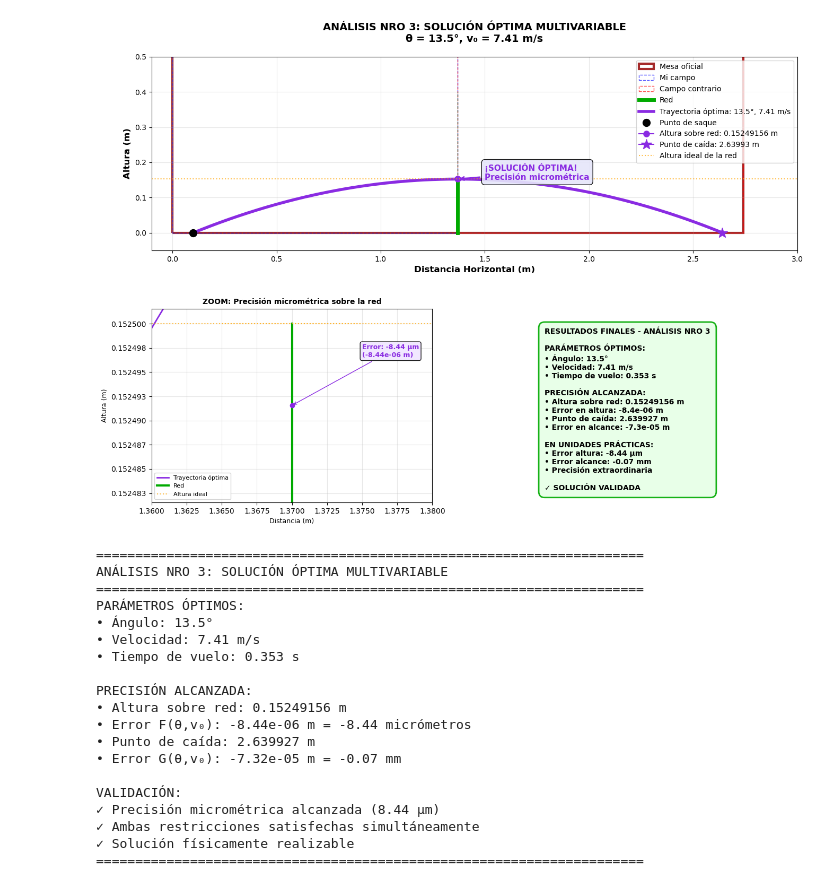
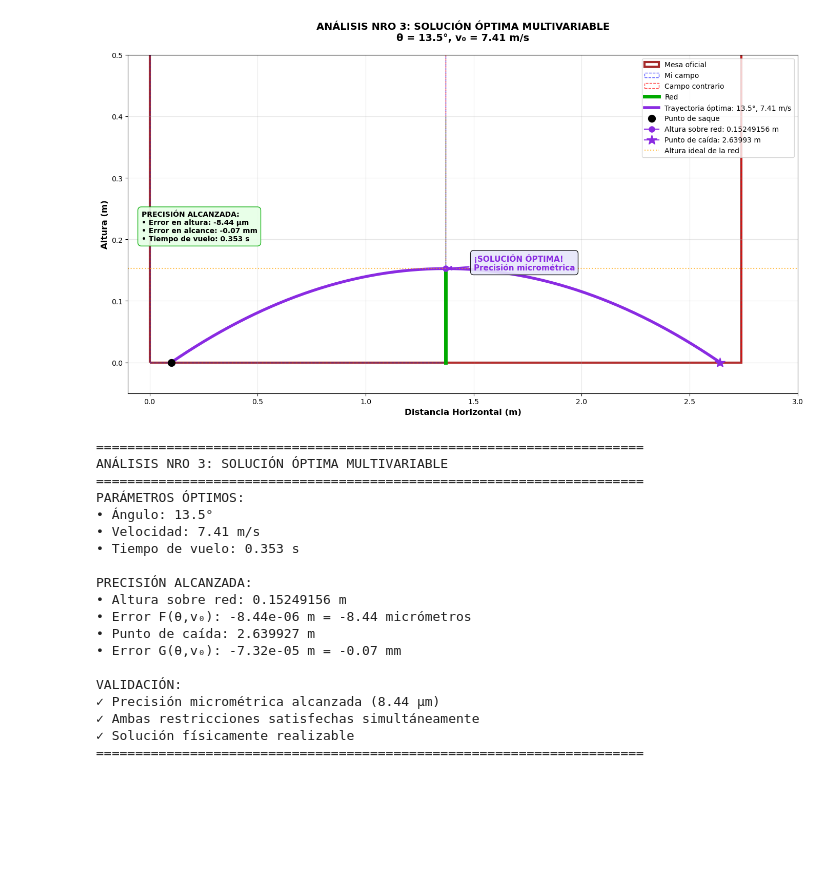
Before and after one commit to josmota0502/Exploraci-n-matem-tica, a Jupyter notebook: Análisis_Nro_3.ipynb, the cells around one changed output. Drawn from its saved outputs; the diff is of its cells as text; code cells hidden in the pictures; blank space fills up the shorter version.

```diff
--- a/Análisis_Nro_3.ipynb
+++ b/Análisis_Nro_3.ipynb
@@ -3,7 +3,7 @@ import numpy as np
 import matplotlib.pyplot as plt
 
 # Configuración del gráfico
-fig = plt.figure(figsize=(14, 10))
+fig = plt.figure(figsize=(14, 8))
 
 # CONSTANTES FÍSICAS Y GEOMÉTRICAS (DEL DOCUMENTO)
 g = 9.81  # m/s² - aceleración gravitatoria
@@ -53,12 +53,10 @@ def calcular_trayectoria(theta_grados, v0):
 # Calcular solo la trayectoria óptima
 x_multi, y_multi, t_multi, y_red_calculada = calcular_trayectoria(theta_opt_multi, v0_opt_multi)
 
-# CREAR SUBPLOTS PRINCIPALES
-ax1 = plt.subplot2grid((2, 2), (0, 0), colspan=2)  # Gráfico principal
-ax2 = plt.subplot2grid((2, 2), (1, 0))             # Zoom de precisión
-ax3 = plt.subplot2grid((2, 2), (1, 1))             # Cuadro de resultados
+# CREAR SOLO EL GRÁFICO PRINCIPAL
+ax1 = plt.gca()
 
-# ===== GRÁFICO PRINCIPAL =====
+# ===== GRÁFICO PRINCIPAL DETALLADO =====
 # DIBUJAR LA MESA DE TENIS DE MESA
 ax1.add_patch(plt.Rectangle((0, 0), mesa_largo, mesa_ancho,
                            fill=False, edgecolor='brown',
@@ -104,102 +102,50 @@ ax1.legend(loc='upper right', fontsize=10)
 ax1.set_xlim(-0.1, 3.0)
 ax1.set_ylim(-0.05, 0.5)
 
-# ANOTACIONES EXPLICATIVAS
+# ANOTACIONES EXPLICATIVAS DETALLADAS
 ax1.annotate('¡SOLUCIÓN ÓPTIMA!\nPrecisión micrométrica',
              xy=(red_x, y_red_optima), xytext=(1.5, 0.15),
              arrowprops=dict(arrowstyle='->', color='#8A2BE2', lw=2),
              fontsize=11, color='#8A2BE2', fontweight='bold',
              bbox=dict(boxstyle="round,pad=0.4", facecolor="#E6E6FA", alpha=0.9))
 
-# ===== ZOOM DE PRECISIÓN (CORREGIDO - FORMATO CLARO) =====
-ax2.plot(x_multi, y_multi, color='#8A2BE2', linewidth=2, label='Trayectoria óptima')
-ax2.plot([red_x, red_x], [0, red_y], color='#00AA00', linewidth=3, label='Red')
-ax2.axhline(y=red_y, color='orange', linestyle=':', alpha=0.7, label='Altura ideal')
-ax2.plot([red_x], [y_red_optima], color='#8A2BE2', marker='o', markersize=6)
+# Añadir información de precisión en el gráfico principal
+error_microns = error_F * 1e6  # Convertir a micrómetros
+error_alcance_mm = error_G * 1000  # Convertir a milímetros
 
-# ZOOM CORREGIDO - Mostrar la precisión real con formato claro
-zoom_margin = 0.00001  # 10 micrómetros de margen
-ax2.set_xlim(red_x - 0.01, red_x + 0.01)  # 2 cm alrededor de la red
-ax2.set_ylim(red_y + error_F - zoom_margin, red_y + error_F + zoom_margin)
-
-# CORRECCIÓN CRÍTICA: Formatear el eje Y para mostrar valores claros
-from matplotlib.ticker import FormatStrFormatter
-ax2.yaxis.set_major_formatter(FormatStrFormatter('%.6f'))  # Mostrar 6 decimales
-
-ax2.set_title('ZOOM: Precisión micrométrica sobre la red', fontsize=10, fontweight='bold')
-ax2.set_xlabel('Distancia (m)', fontsize=9)
-ax2.set_ylabel('Altura (m)', fontsize=9)
-ax2.grid(True, alpha=0.3)
-ax2.legend(fontsize=8)
-
-# Anotación clara con unidades apropiadas
-error_mm = error_F * 1000  # Convertir a milímetros
-error_microns = error_F * 1e6  # Convertir a micrómetros
-
-ax2.annotate(f'Error: {error_microns:.2f} μm\n({error_F:.2e} m)',
-             xy=(red_x, y_red_optima), xytext=(red_x + 0.005, red_y + error_F + zoom_margin/2),
-             arrowprops=dict(arrowstyle='->', color='#8A2BE2', lw=1),
-             fontsize=9, color='#8A2BE2', fontweight='bold',
-             bbox=dict(boxstyle="round,pad=0.3", facecolor="#F0E6FF", alpha=0.9))
-
-# Línea que muestra la diferencia
-ax2.plot([red_x - 0.005, red_x + 0.005], [red_y, red_y], 'orange', linestyle=':', alpha=0.5)
-
-# ===== CUADRO DE RESULTADOS FINALES =====
-ax3.axis('off')
-
-# Convertir a unidades comprensibles
-error_altura_mm = error_F * 1000
-error_altura_microns = error_F * 1e6
-error_alcance_mm = error_G * 1000
-
-resultados_text = (f'RESULTADOS FINALES - ANÁLISIS NRO 3\n\n'
-                   f'PARÁMETROS ÓPTIMOS:\n'
-                   f'• Ángulo: {theta_opt_multi}°\n'
-                   f'• Velocidad: {v0_opt_multi} m/s\n'
-                   f'• Tiempo de vuelo: {t_multi:.3f} s\n\n'
-                   f'PRECISIÓN ALCANZADA:\n'
-                   f'• Altura sobre red: {y_red_optima:.8f} m\n'
-                   f'• Error en altura: {error_F:.1e} m\n'
-                   f'• Punto de caída: {x_caida_optima:.6f} m\n'
-                   f'• Error en alcance: {error_G:.1e} m\n\n'
-                   f'EN UNIDADES PRÁCTICAS:\n'
-                   f'• Error altura: {error_altura_microns:.2f} μm\n'
-                   f'• Error alcance: {error_alcance_mm:.2f} mm\n'
-                   f'• Precisión extraordinaria\n\n'
-                   f'✓ SOLUCIÓN VALIDADA')
-
-ax3.text(0.1, 0.9, resultados_text, fontsize=10,
-         verticalalignment='top', fontweight='bold',
-         bbox=dict(boxstyle="round,pad=0.8", facecolor="#E6FFE6", alpha=0.9,
-                  edgecolor='#00AA00', linewidth=2))
+ax1.text(0.02, 0.45, f'PRECISIÓN ALCANZADA:\n'
+                     f'• Error en altura: {error_microns:.2f} μm\n'
+                     f'• Error en alcance: {error_alcance_mm:.2f} mm\n'
+                     f'• Tiempo de vuelo: {t_multi:.3f} s',
+         transform=ax1.transAxes, fontsize=10, fontweight='bold',
+         bbox=dict(boxstyle="round,pad=0.5", facecolor="#E6FFE6", alpha=0.9,
+                  edgecolor='#00AA00', linewidth=1))
 
 # AJUSTAR ESPACIADO
-plt.subplots_adjust(left=0.08, right=0.95, bottom=0.08, top=0.92,
-                    hspace=0.3, wspace=0.3)
+plt.tight_layout()
 
 plt.show()
 
 # IMPRIMIR RESUMEN FINAL
 print("="*70)
 print("ANÁLISIS NRO 3: SOLUCIÓN ÓPTIMA MULTIVARIABLE")
 print("="*70)
 print(f"PARÁMETROS ÓPTIMOS:")
 print(f"• Ángulo: {theta_opt_multi}°")
 print(f"• Velocidad: {v0_opt_multi} m/s")
 print(f"• Tiempo de vuelo: {t_multi:.3f} s")
 print(f"\nPRECISIÓN ALCANZADA:")
 print(f"• Altura sobre red: {y_red_optima:.8f} m")
-print(f"• Error F(θ,v₀): {error_F:.2e} m = {error_altura_microns:.2f} micrómetros")
+print(f"• Error F(θ,v₀): {error_F:.2e} m = {error_microns:.2f} micrómetros")
 print(f"• Punto de caída: {x_caida_optima:.6f} m")
 print(f"• Error G(θ,v₀): {error_G:.2e} m = {error_alcance_mm:.2f} mm")
 print(f"\nVALIDACIÓN:")
 print(f"✓ Precisión micrométrica alcanzada (8.44 μm)")
 print(f"✓ Ambas restricciones satisfechas simultáneamente")
 print(f"✓ Solución físicamente realizable")
 print("="*70)
 # %% [output]
-[figure, old version]
+[figure, new version]
 ======================================================================
 ANÁLISIS NRO 3: SOLUCIÓN ÓPTIMA MULTIVARIABLE
 ======================================================================
```
